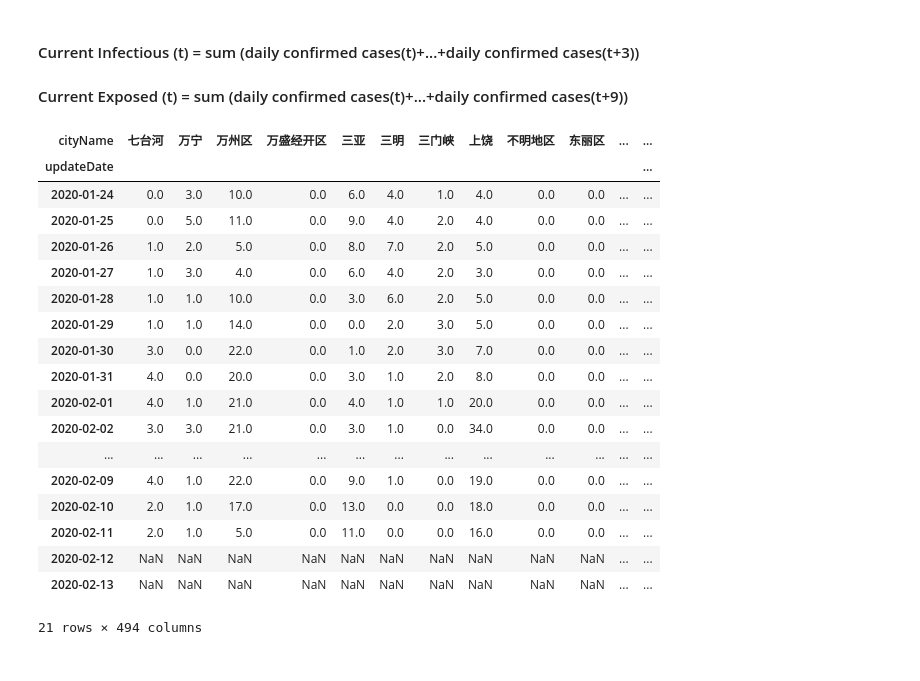
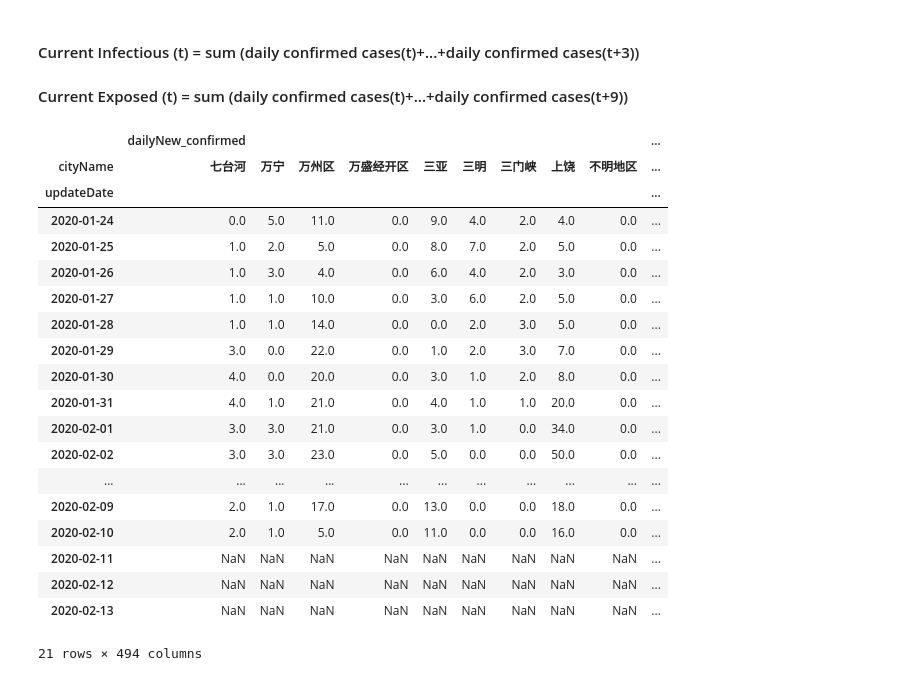
Before and after one commit to brookefzy/COVID-19, a Jupyter notebook: CityLevelAnalysis.ipynb, the cells around one changed output. Saved outputs shown, nothing was run; the diff lists cells and outputs as text; code cells hidden in the pictures.

```diff
--- a/CityLevelAnalysis.ipynb
+++ b/CityLevelAnalysis.ipynb
@@ -272,33 +261,36 @@ dailynewconfirm.head()
+# %%
+dailynewconfirm=dailynewconfirm.fillna(0)
 # %% [markdown]
 #### Current Infectious (t) = sum (daily confirmed cases(t)+...+daily confirmed cases(t+3))
 #### Current Exposed (t) = sum (daily confirmed cases(t)+...+daily confirmed cases(t+9))
 # %%
 delta_exposed=dailynewconfirm.shift(periods=-9)
 delta_infectious=dailynewconfirm.shift(periods=-3)
-daily_exposed.head()
 
-exposed=dailynewconfirm.rolling(9).sum().shift(-8)
-infectious=dailynewconfirm.rolling(3).sum().shift(-2)
+
+exposed=dailynewconfirm.rolling(9).sum().shift(-9)
+infectious=dailynewconfirm.rolling(3).sum().shift(-3)
 infectious
 # %% [output]
-| cityName | 七台河 | 万宁 | 万州区 | 万盛经开区 | 三亚 | 三明 | 三门峡 | 上饶 | 不明地区 | 东丽区 | ... | ... |
-| updateDate |  |  |  |  |  |  |  |  |  |  |  | ... |
-| 2020-01-24 | 0.0 | 3.0 | 10.0 | 0.0 | 6.0 | 4.0 | 1.0 | 4.0 | 0.0 | 0.0 | ... | ... |
-| 2020-01-25 | 0.0 | 5.0 | 11.0 | 0.0 | 9.0 | 4.0 | 2.0 | 4.0 | 0.0 | 0.0 | ... | ... |
-| 2020-01-26 | 1.0 | 2.0 | 5.0 | 0.0 | 8.0 | 7.0 | 2.0 | 5.0 | 0.0 | 0.0 | ... | ... |
-| 2020-01-27 | 1.0 | 3.0 | 4.0 | 0.0 | 6.0 | 4.0 | 2.0 | 3.0 | 0.0 | 0.0 | ... | ... |
-| 2020-01-28 | 1.0 | 1.0 | 10.0 | 0.0 | 3.0 | 6.0 | 2.0 | 5.0 | 0.0 | 0.0 | ... | ... |
-| 2020-01-29 | 1.0 | 1.0 | 14.0 | 0.0 | 0.0 | 2.0 | 3.0 | 5.0 | 0.0 | 0.0 | ... | ... |
-| 2020-01-30 | 3.0 | 0.0 | 22.0 | 0.0 | 1.0 | 2.0 | 3.0 | 7.0 | 0.0 | 0.0 | ... | ... |
-| 2020-01-31 | 4.0 | 0.0 | 20.0 | 0.0 | 3.0 | 1.0 | 2.0 | 8.0 | 0.0 | 0.0 | ... | ... |
-| 2020-02-01 | 4.0 | 1.0 | 21.0 | 0.0 | 4.0 | 1.0 | 1.0 | 20.0 | 0.0 | 0.0 | ... | ... |
-| 2020-02-02 | 3.0 | 3.0 | 21.0 | 0.0 | 3.0 | 1.0 | 0.0 | 34.0 | 0.0 | 0.0 | ... | ... |
-| ... | ... | ... | ... | ... | ... | ... | ... | ... | ... | ... | ... | ... |
-| 2020-02-09 | 4.0 | 1.0 | 22.0 | 0.0 | 9.0 | 1.0 | 0.0 | 19.0 | 0.0 | 0.0 | ... | ... |
-| 2020-02-10 | 2.0 | 1.0 | 17.0 | 0.0 | 13.0 | 0.0 | 0.0 | 18.0 | 0.0 | 0.0 | ... | ... |
-| 2020-02-11 | 2.0 | 1.0 | 5.0 | 0.0 | 11.0 | 0.0 | 0.0 | 16.0 | 0.0 | 0.0 | ... | ... |
-| 2020-02-12 | NaN | NaN | NaN | NaN | NaN | NaN | NaN | NaN | NaN | NaN | ... | ... |
-| 2020-02-13 | NaN | NaN | NaN | NaN | NaN | NaN | NaN | NaN | NaN | NaN | ... | ... |
+|  | dailyNew_confirmed |  |  |  |  |  |  |  |  | ... |
+| cityName | 七台河 | 万宁 | 万州区 | 万盛经开区 | 三亚 | 三明 | 三门峡 | 上饶 | 不明地区 | ... |
+| updateDate |  |  |  |  |  |  |  |  |  | ... |
+| 2020-01-24 | 0.0 | 5.0 | 11.0 | 0.0 | 9.0 | 4.0 | 2.0 | 4.0 | 0.0 | ... |
+| 2020-01-25 | 1.0 | 2.0 | 5.0 | 0.0 | 8.0 | 7.0 | 2.0 | 5.0 | 0.0 | ... |
+| 2020-01-26 | 1.0 | 3.0 | 4.0 | 0.0 | 6.0 | 4.0 | 2.0 | 3.0 | 0.0 | ... |
+| 2020-01-27 | 1.0 | 1.0 | 10.0 | 0.0 | 3.0 | 6.0 | 2.0 | 5.0 | 0.0 | ... |
+| 2020-01-28 | 1.0 | 1.0 | 14.0 | 0.0 | 0.0 | 2.0 | 3.0 | 5.0 | 0.0 | ... |
+| 2020-01-29 | 3.0 | 0.0 | 22.0 | 0.0 | 1.0 | 2.0 | 3.0 | 7.0 | 0.0 | ... |
+| 2020-01-30 | 4.0 | 0.0 | 20.0 | 0.0 | 3.0 | 1.0 | 2.0 | 8.0 | 0.0 | ... |
+| 2020-01-31 | 4.0 | 1.0 | 21.0 | 0.0 | 4.0 | 1.0 | 1.0 | 20.0 | 0.0 | ... |
+| 2020-02-01 | 3.0 | 3.0 | 21.0 | 0.0 | 3.0 | 1.0 | 0.0 | 34.0 | 0.0 | ... |
+| 2020-02-02 | 3.0 | 3.0 | 23.0 | 0.0 | 5.0 | 0.0 | 0.0 | 50.0 | 0.0 | ... |
+| ... | ... | ... | ... | ... | ... | ... | ... | ... | ... | ... |
+| 2020-02-09 | 2.0 | 1.0 | 17.0 | 0.0 | 13.0 | 0.0 | 0.0 | 18.0 | 0.0 | ... |
+| 2020-02-10 | 2.0 | 1.0 | 5.0 | 0.0 | 11.0 | 0.0 | 0.0 | 16.0 | 0.0 | ... |
+| 2020-02-11 | NaN | NaN | NaN | NaN | NaN | NaN | NaN | NaN | NaN | ... |
+| 2020-02-12 | NaN | NaN | NaN | NaN | NaN | NaN | NaN | NaN | NaN | ... |
+| 2020-02-13 | NaN | NaN | NaN | NaN | NaN | NaN | NaN | NaN | NaN | ... |
 21 rows × 494 columns
 # %%
 #put into one dataframe
```
Also changed, not shown: parts of 22 cells of this notebook.
